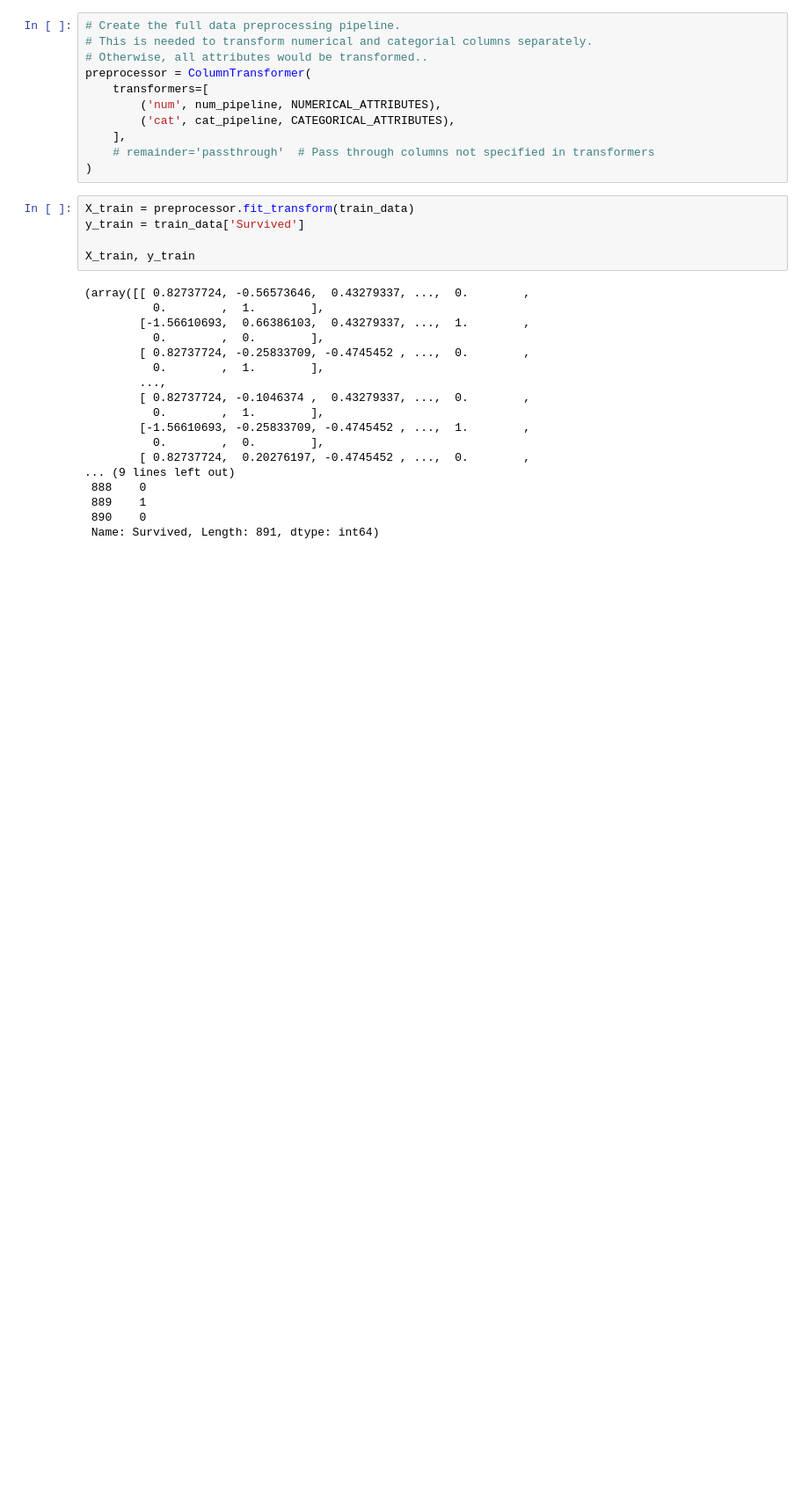
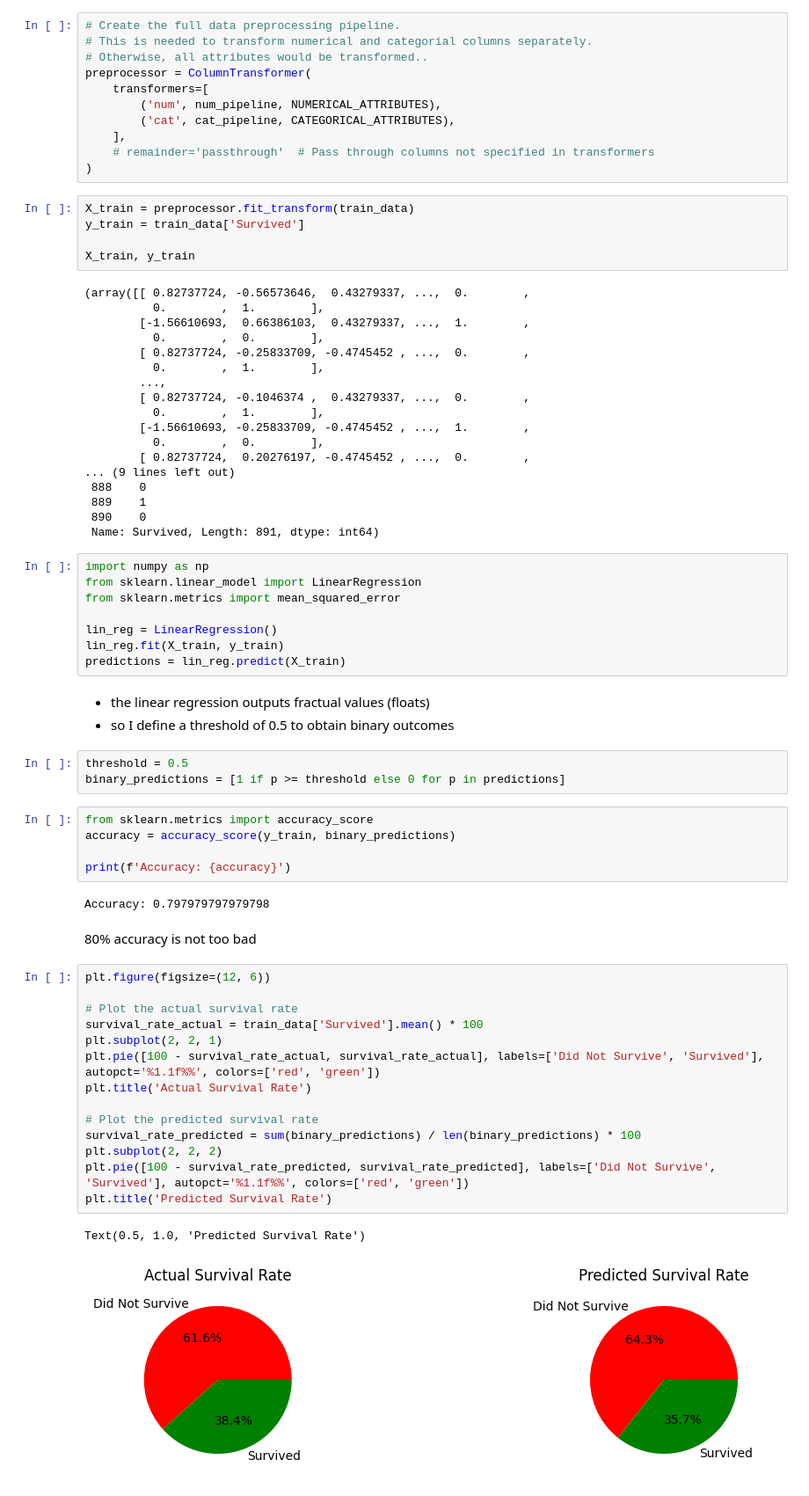
Before and after one commit to M0r13n/ml-playground, a Jupyter notebook: titanic_prediction/titanic_prediction.ipynb, the cells around one changed output. Shown at 88% size. Drawn from its saved outputs; the diff is of its cells as text; blank space fills up the shorter version.

```diff
--- a/titanic_prediction/titanic_prediction.ipynb
+++ b/titanic_prediction/titanic_prediction.ipynb
@@ -214,3 +214,43 @@ X_train, y_train
  889    1
  890    0
  Name: Survived, Length: 891, dtype: int64)
+# %%
+import numpy as np
+from sklearn.linear_model import LinearRegression
+from sklearn.metrics import mean_squared_error
+
+lin_reg = LinearRegression()
+lin_reg.fit(X_train, y_train)
+predictions = lin_reg.predict(X_train)
+# %% [markdown]
+- the linear regression outputs fractual values (floats)
+- so I define a threshold of 0.5 to obtain binary outcomes
+# %%
+threshold = 0.5
+binary_predictions = [1 if p >= threshold else 0 for p in predictions]
+# %%
+from sklearn.metrics import accuracy_score
+accuracy = accuracy_score(y_train, binary_predictions)
+
+print(f'Accuracy: {accuracy}')
+# %% [output]
+Accuracy: 0.797979797979798
+# %% [markdown]
+80% accuracy is not too bad
+# %%
+plt.figure(figsize=(12, 6))
+
+# Plot the actual survival rate
+survival_rate_actual = train_data['Survived'].mean() * 100
+plt.subplot(2, 2, 1)
+plt.pie([100 - survival_rate_actual, survival_rate_actual], labels=['Did Not Survive', 'Survived'], autopct='%1.1f%%', colors=['red', 'green'])
+plt.title('Actual Survival Rate')
+
+# Plot the predicted survival rate
+survival_rate_predicted = sum(binary_predictions) / len(binary_predictions) * 100
+plt.subplot(2, 2, 2)
+plt.pie([100 - survival_rate_predicted, survival_rate_predicted], labels=['Did Not Survive', 'Survived'], autopct='%1.1f%%', colors=['red', 'green'])
+plt.title('Predicted Survival Rate')
+# %% [output]
+Text(0.5, 1.0, 'Predicted Survival Rate')
+[figure, added]
```
Also changed, not shown: parts of 9 cells of this notebook.
